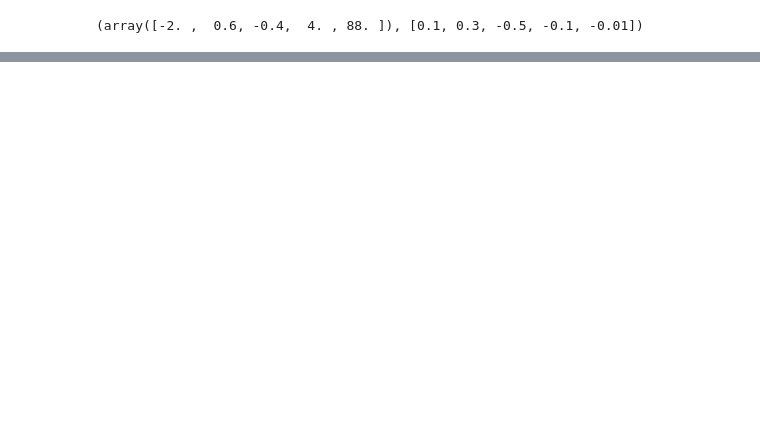
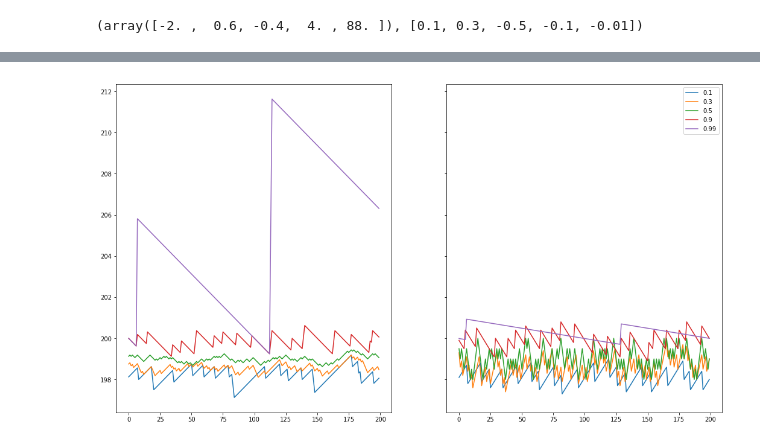
Before and after one commit to chengsoonong/eheye, a Jupyter notebook: QuantEst/sgd_est_experiment/Experiment_SAG.ipynb, the cells around one changed output, grey strips where cells are left out. Cells and saved outputs as stored; diff of their text form; code cells hidden in the pictures; blank space fills up the shorter version.

```diff
--- a/QuantEst/sgd_est_experiment/Experiment_SAG.ipynb
+++ b/QuantEst/sgd_est_experiment/Experiment_SAG.ipynb
@@ -50 +98,11 @@ proc = get_results(dt, tau_lst=tau_vals)
+# %%
+fig, axes = plt.subplots(1, 2, sharey=True)
+fig.set_size_inches(18, 10)
+
+axes[0].plot(proc[35000:35200])
+axes[1].plot(proc_sgd[35000:35200])
+axes[1].legend(tau_vals)
+plt.show()
+# %% [output]
+[figure, added]
 # %%
```
Also changed, not shown: parts of 11 cells of this notebook.
